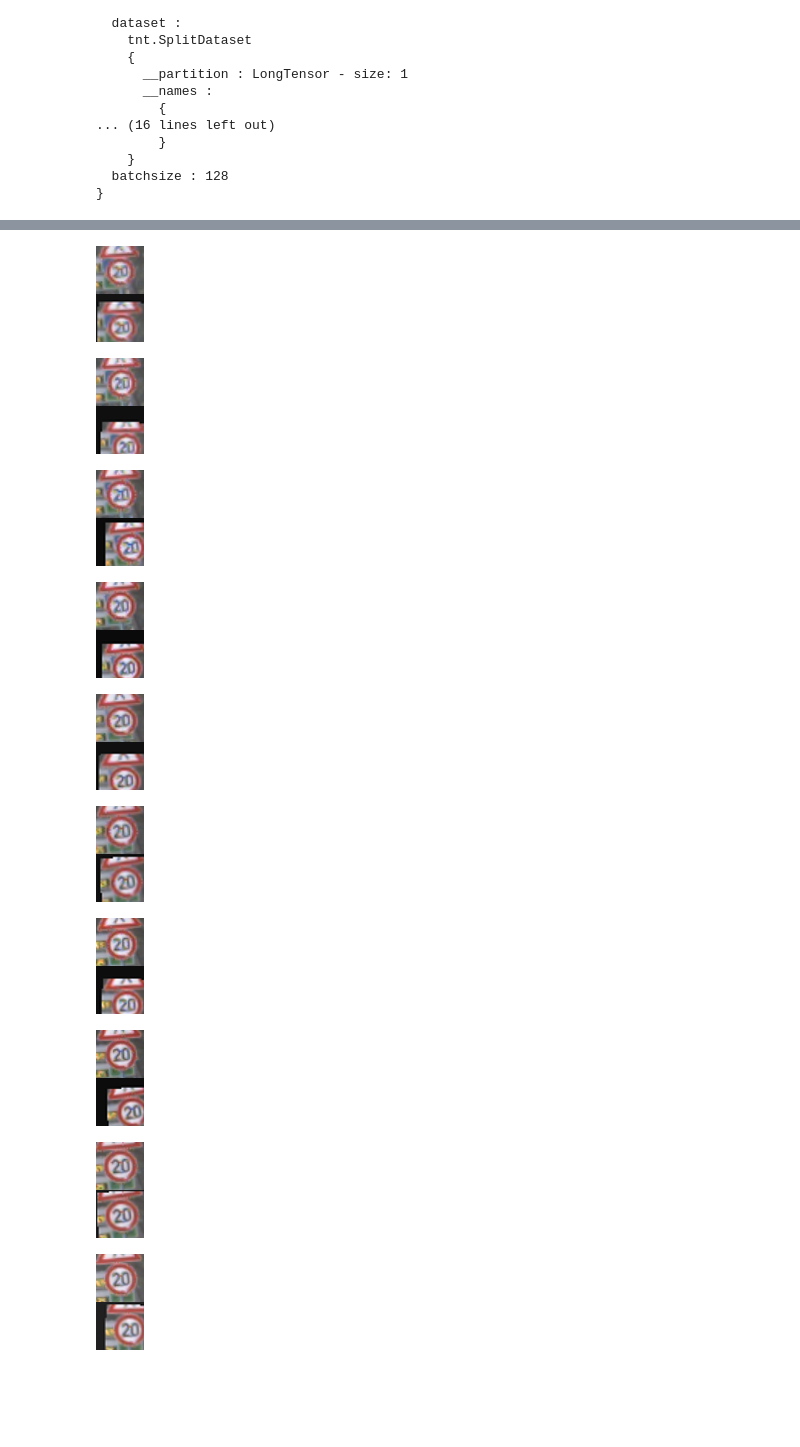
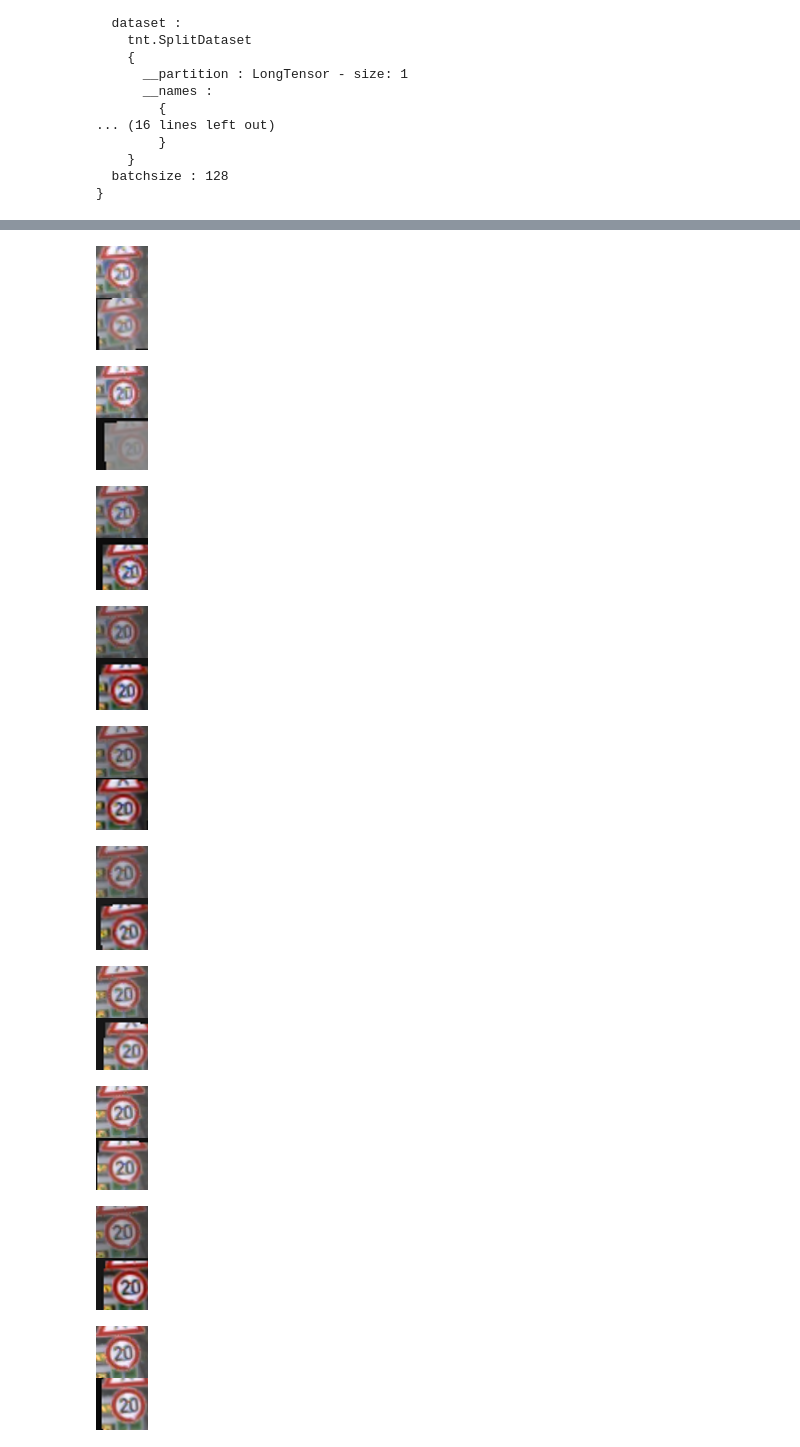
Before and after one commit to lucas-swiniarski/traffic-sign-detection, a Jupyter notebook: notebooks/Data pipeline.ipynb, the cells around one changed output, grey strips where cells are left out. Drawn from its saved outputs; the diff is of its cells as text; code cells hidden in the pictures; blank space fills up the shorter version.

Commit message:
Adding contrast, brightness, saturation

```diff
--- a/notebooks/Data pipeline.ipynb
+++ b/notebooks/Data pipeline.ipynb
@@ -9,11 +62,13 @@ WIDTH, HEIGHT = 32, 32
 # %%
 function transformInput(inp, theta_max, width, height)
   f = tnt.transform.compose{
-      [1] = function(img) return image.rotate(img, torch.uniform(- theta_max, theta_max), 'bilinear') end,
-      [2] = function(img) return image.translate(img, torch.random(0, 10), torch.random(0, 10)) end,
-      [3] = function(img) return image.scale(img, width + torch.random(-10, 10), height + torch.random(-10, 10), 'bicubic') end,
-      [4] = function(img) return image.scale(img, width, height, 'bicubic') end
+      [1] = function(img) return Contrast(1)(inp) end,
+      [2] = function(img) return image.rotate(img, torch.uniform(- theta_max, theta_max), 'bilinear') end,
+      [3] = function(img) return image.translate(img, torch.random(0, 5), torch.random(0, 5)) end,
+      [4] = function(img) return image.scale(img, width + torch.random(-10, 10), height + torch.random(-10, 10), 'bicubic') end,
+      [5] = function(img) return image.scale(img, width, height, 'bicubic') end
   }
+
   return f(inp)
 end
 # %%
@@ -23,7 +78,7 @@ function getTrainSample(dataset, idx)
     file = string.format("%05d/%05d_%05d.ppm", classId, track, file)
     -- Add transformInput here
     img = image.load(DATA_PATH .. '/train_images/'..file)
-    return img, transformInput(img, 10 / 360 * math.pi, 48, 48)
+    return img, transformInput(img:clone(), 10 / 360 * math.pi, 52, 52)
 end
 
 function getTrainLabel(dataset, idx)
@@ -137,17 +192,17 @@ plot:xaxis('Number'):yaxis('height'):redraw()
 # %%
 for idx = 1,100 do
     img_before, img_after = getTrainSample(train, idx)
-    img = torch.cat(image.scale(img_before, 48, 48), img_after, 2)
+    img = torch.cat(image.scale(img_before, 52, 52), img_after, 2)
     itorch.image(img)
 end
 # %% [output]
-[figure, old version]
+[figure, new version]
-[figure, old version]
+[figure, new version]
-[figure, old version]
+[figure, new version]
-[figure, old version]
+[figure, new version]
-[figure, old version]
+[figure, new version]
-[figure, old version]
+[figure, new version]
-[figure, old version]
+[figure, new version]
-[figure, old version]
+[figure, new version]
-[figure, old version]
+[figure, new version]
-[figure, old version]
+[figure, new version]
```
Also changed, not shown: parts of 2 cells of this notebook, 2 other files.
